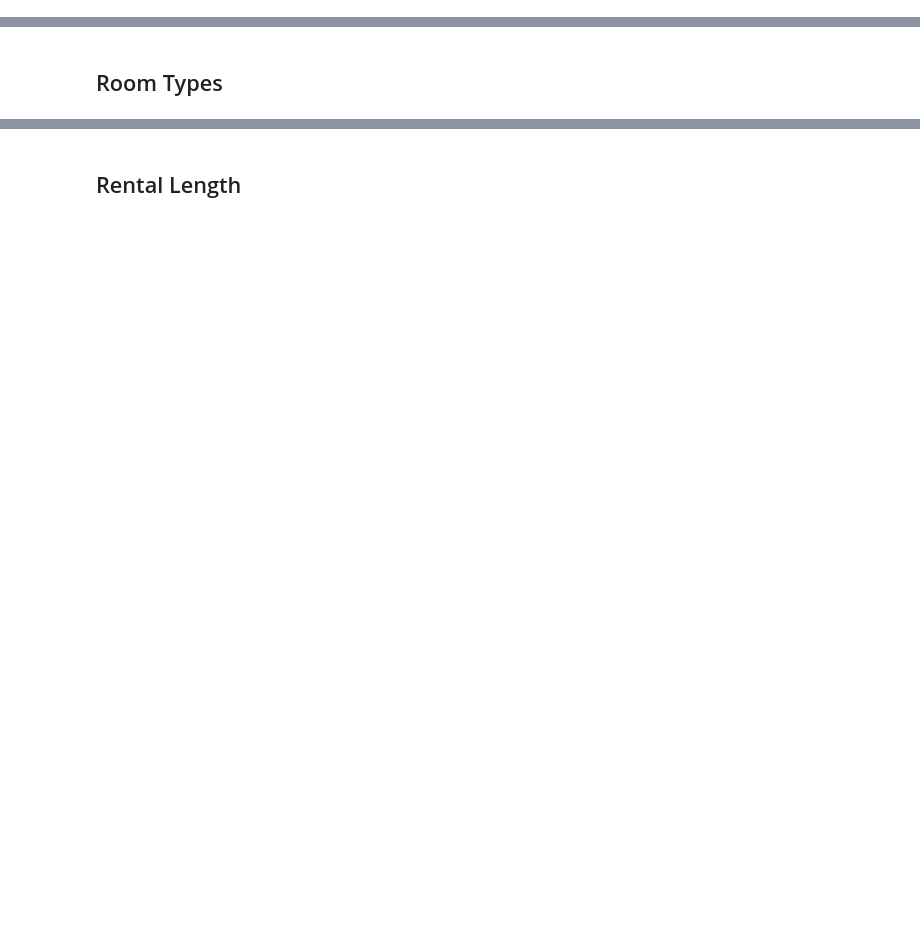
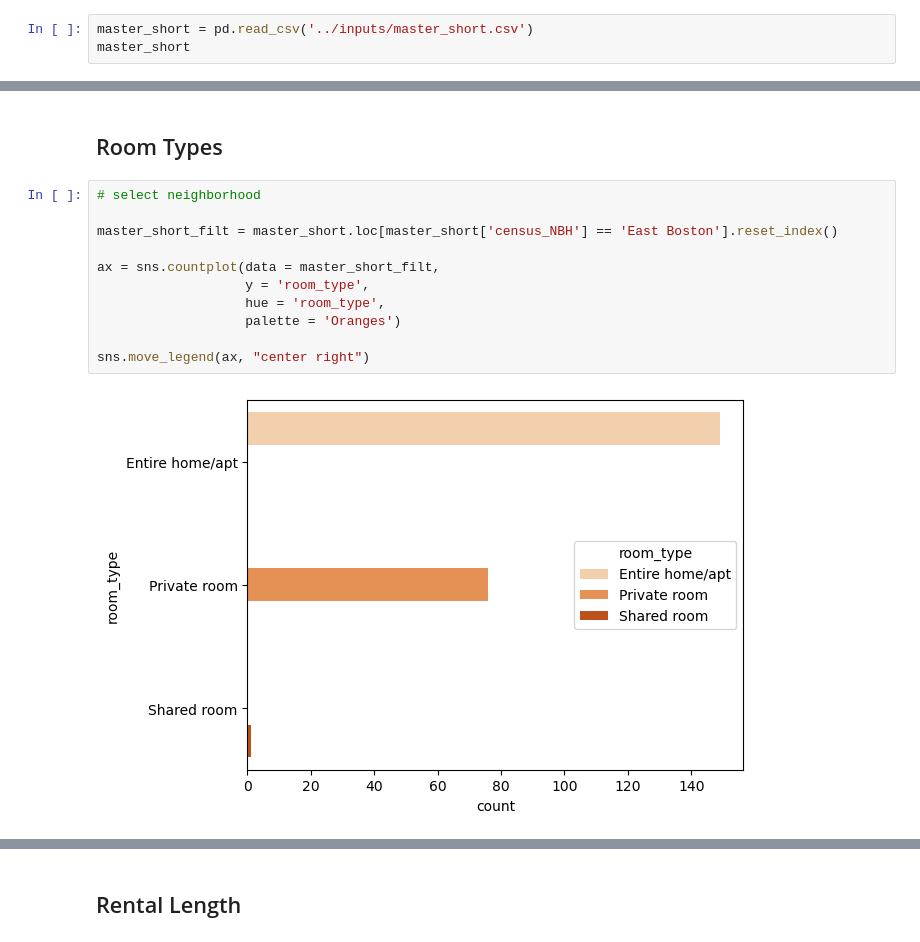
Before and after one commit to Brooks377/leftside_teamproject, a Jupyter notebook: ugly_god/Graphics.ipynb, the cells around one changed output, grey strips where cells are left out. Cells and saved outputs as stored; diff of their text form; blank space fills up the shorter version.

```diff
--- a/ugly_god/Graphics.ipynb
+++ b/ugly_god/Graphics.ipynb
@@ -24,3 +24,6 @@ master
 | 1410021 | 2021483 | 2024-03-16 | f | 500.0 | 1.0 | Entire home/apt | 608.0 | South Boston |
 | 1410022 | 2021483 | 2024-03-17 | f | 500.0 | 1.0 | Entire home/apt | 608.0 | South Boston |
 1410023 rows × 8 columns
+# %%
+master_short = pd.read_csv('../inputs/master_short.csv')
+master_short
@@ -37,2 +91,15 @@ sum
 # %% [markdown]
 ## Room Types
+# %%
+# select neighborhood
+
+master_short_filt = master_short.loc[master_short['census_NBH'] == 'East Boston'].reset_index()
+
+ax = sns.countplot(data = master_short_filt,
+                   y = 'room_type',
+                   hue = 'room_type',
+                   palette = 'Oranges')
+
+sns.move_legend(ax, "center right")
+# %% [output]
+[figure, added]
```
Also changed, not shown: parts of 8 cells of this notebook, 2 other files.
